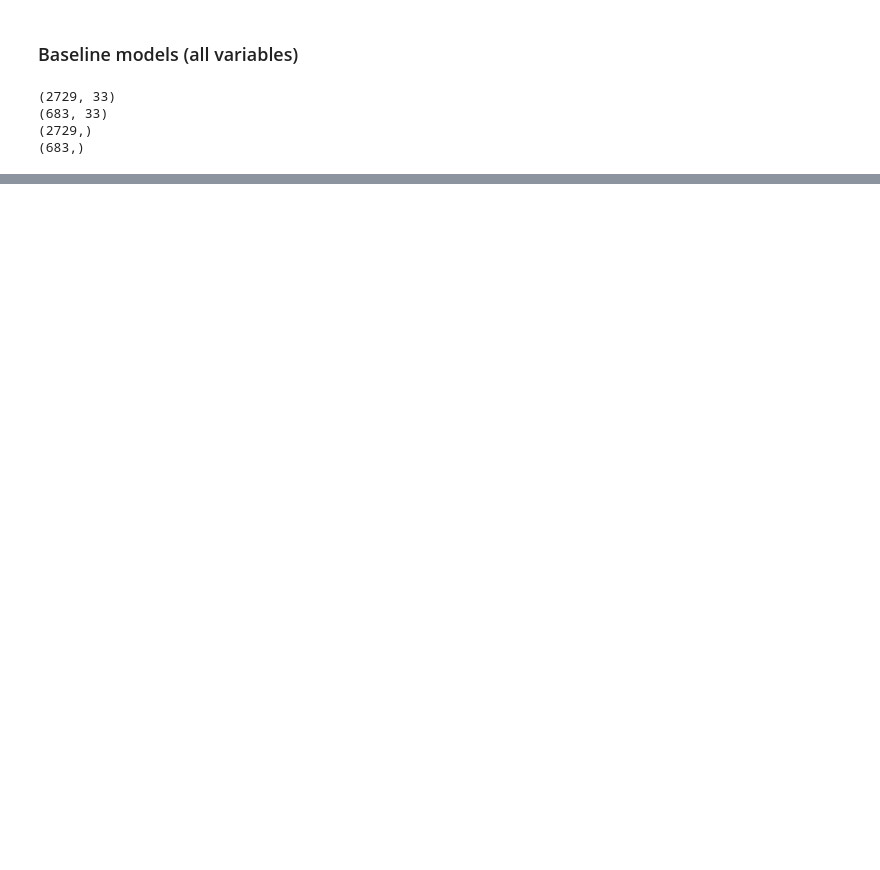
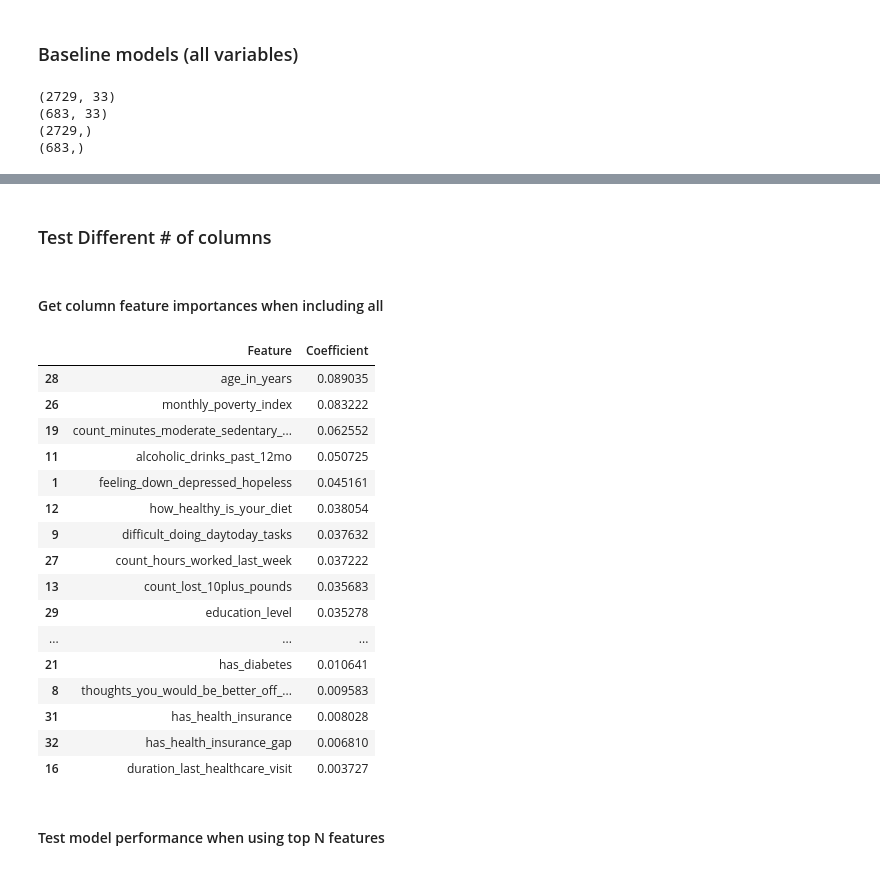
Before and after one commit to orenscarmeli/capstone210-ppd-carmeli_chari_hand_lee, a Jupyter notebook: modeling/initial_modeling.ipynb, the cells around one changed output, grey strips where cells are left out. Saved outputs shown, nothing was run; the diff lists cells and outputs as text; code cells hidden in the pictures; blank space fills up the shorter version.

```diff
--- a/modeling/initial_modeling.ipynb
+++ b/modeling/initial_modeling.ipynb
@@ -381,0 +364,3 @@ Best Parameters : {'robustscaler__quantile_range': (25.0, 75.0), 'simpleimputer_
+# %%
+# compare performance with various train splits from [20%, 80%]
+test_size_props = np.arange(0.2,0.8,0.01)
@@ -381,0 +419,4 @@ Best Parameters : {'robustscaler__quantile_range': (25.0, 75.0), 'simpleimputer_
+# %% [markdown]
+### Test Different # of columns
+# %% [markdown]
+#### Get column feature importances when including all
@@ -381,0 +442,23 @@ Best Parameters : {'robustscaler__quantile_range': (25.0, 75.0), 'simpleimputer_
+# %%
+feature_importances = get_random_forest_n_top_features()
+feature_importances
+# %% [output]
+|  | Feature | Coefficient |
+| 28 | age_in_years | 0.089035 |
+| 26 | monthly_poverty_index | 0.083222 |
+| 19 | count_minutes_moderate_sedentary_... | 0.062552 |
+| 11 | alcoholic_drinks_past_12mo | 0.050725 |
+| 1 | feeling_down_depressed_hopeless | 0.045161 |
+| 12 | how_healthy_is_your_diet | 0.038054 |
+| 9 | difficult_doing_daytoday_tasks | 0.037632 |
+| 27 | count_hours_worked_last_week | 0.037222 |
+| 13 | count_lost_10plus_pounds | 0.035683 |
+| 29 | education_level | 0.035278 |
+| ... | ... | ... |
+| 21 | has_diabetes | 0.010641 |
+| 8 | thoughts_you_would_be_better_off_... | 0.009583 |
+| 31 | has_health_insurance | 0.008028 |
+| 32 | has_health_insurance_gap | 0.006810 |
+| 16 | duration_last_healthcare_visit | 0.003727 |
+# %% [markdown]
+#### Test model performance when using top N features
```
Also changed, not shown: parts of 26 cells of this notebook.
